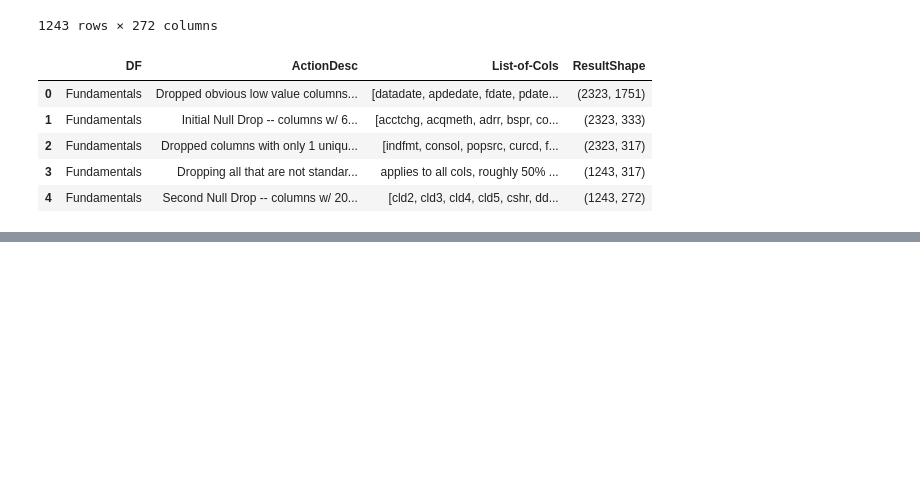
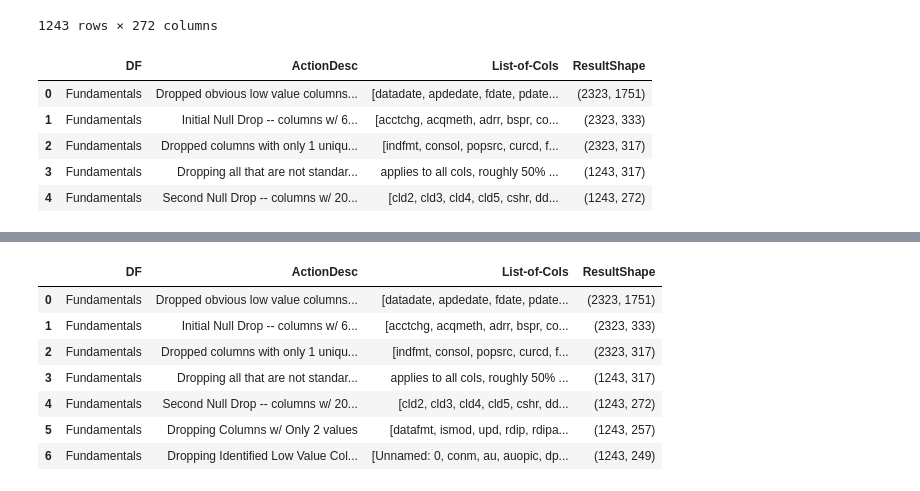
Before and after one commit to bcullinan32/CapstoneProject, a Jupyter notebook: Capstone-Main.ipynb, the cells around one changed output, grey strips where cells are left out. Saved outputs shown, nothing was run; the diff lists cells and outputs as text; code cells hidden in the pictures; blank space fills up the shorter version.

```diff
--- a/Capstone-Main.ipynb
+++ b/Capstone-Main.ipynb
@@ -484,0 +566,20 @@ cleanActionsDF
+# %%
+# Second Column Reduce -- Indentified Low Value
+colsToDrop = ['Unnamed: 0','conm','au','auopic','dpact_fn','ggroup','gind','fic']
+fundamentals = fundamentals.drop(columns=colsToDrop)
+
+cleanActionsDesc = 'Dropping Identified Low Value Columns'
+df_name = 'Fundamentals'
+cols = colsToDrop
+
+cleanActionsReport(fundamentals,df_name,cleanActionsDesc, cols)
+cleanActionsDF
+# %% [output]
+|  | DF | ActionDesc | List-of-Cols | ResultShape |
+| 0 | Fundamentals | Dropped obvious low value columns... | [datadate, apdedate, fdate, pdate... | (2323, 1751) |
+| 1 | Fundamentals | Initial Null Drop -- columns w/ 6... | [acctchg, acqmeth, adrr, bspr, co... | (2323, 333) |
+| 2 | Fundamentals | Dropped columns with only 1 uniqu... | [indfmt, consol, popsrc, curcd, f... | (2323, 317) |
+| 3 | Fundamentals | Dropping all that are not standar... | applies to all cols, roughly 50% ... | (1243, 317) |
+| 4 | Fundamentals | Second Null Drop -- columns w/ 20... | [cld2, cld3, cld4, cld5, cshr, dd... | (1243, 272) |
+| 5 | Fundamentals | Dropping Columns w/ Only 2 values | [datafmt, ismod, upd, rdip, rdipa... | (1243, 257) |
+| 6 | Fundamentals | Dropping Identified Low Value Col... | [Unnamed: 0, conm, au, auopic, dp... | (1243, 249) |
```
Also changed, not shown: parts of 9 cells of this notebook, 6 other files.
